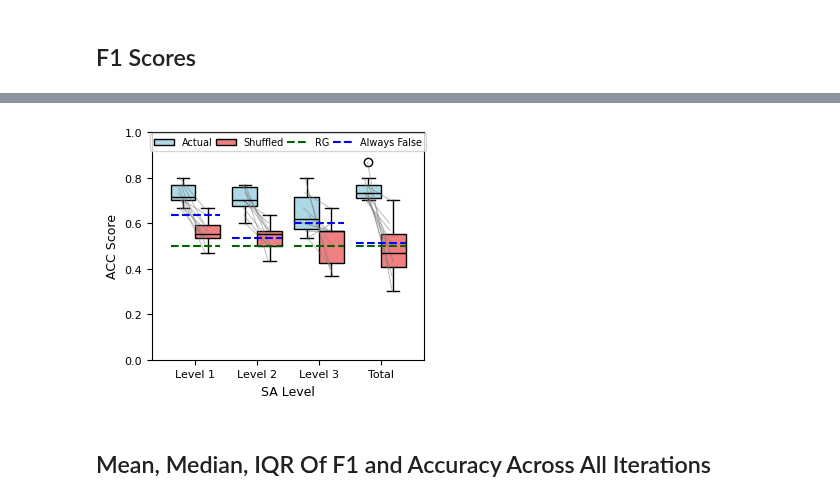
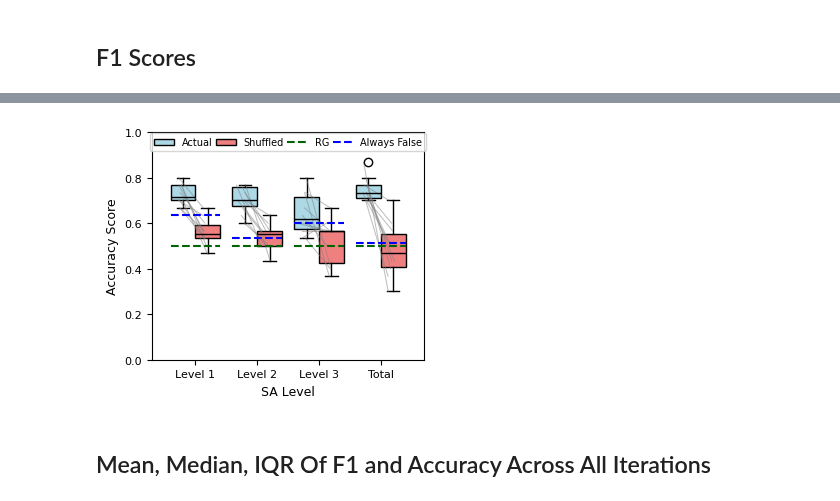
Before and after one commit to jaspershen21/jshen_DLA, a Jupyter notebook: Notebooks/Figures.ipynb, the cells around one changed output, grey strips where cells are left out. Cells and saved outputs as stored; diff of their text form; code cells hidden in the pictures.

```diff
--- a/Notebooks/Figures.ipynb
+++ b/Notebooks/Figures.ipynb
@@ -212,7 +212,7 @@ graph_actual_vs_shuffled(f1_scores, "F1")
 # %%
-graph_actual_vs_shuffled(accuracy_scores, "ACC")
+graph_actual_vs_shuffled(accuracy_scores, "Accuracy")
 # %% [output]
-[figure, old version]
+[figure, new version]
 # %% [markdown]
 ## Mean, Median, IQR Of F1 and Accuracy Across All Iterations
 # %%
```
Also changed, not shown: parts of 3 cells of this notebook.
